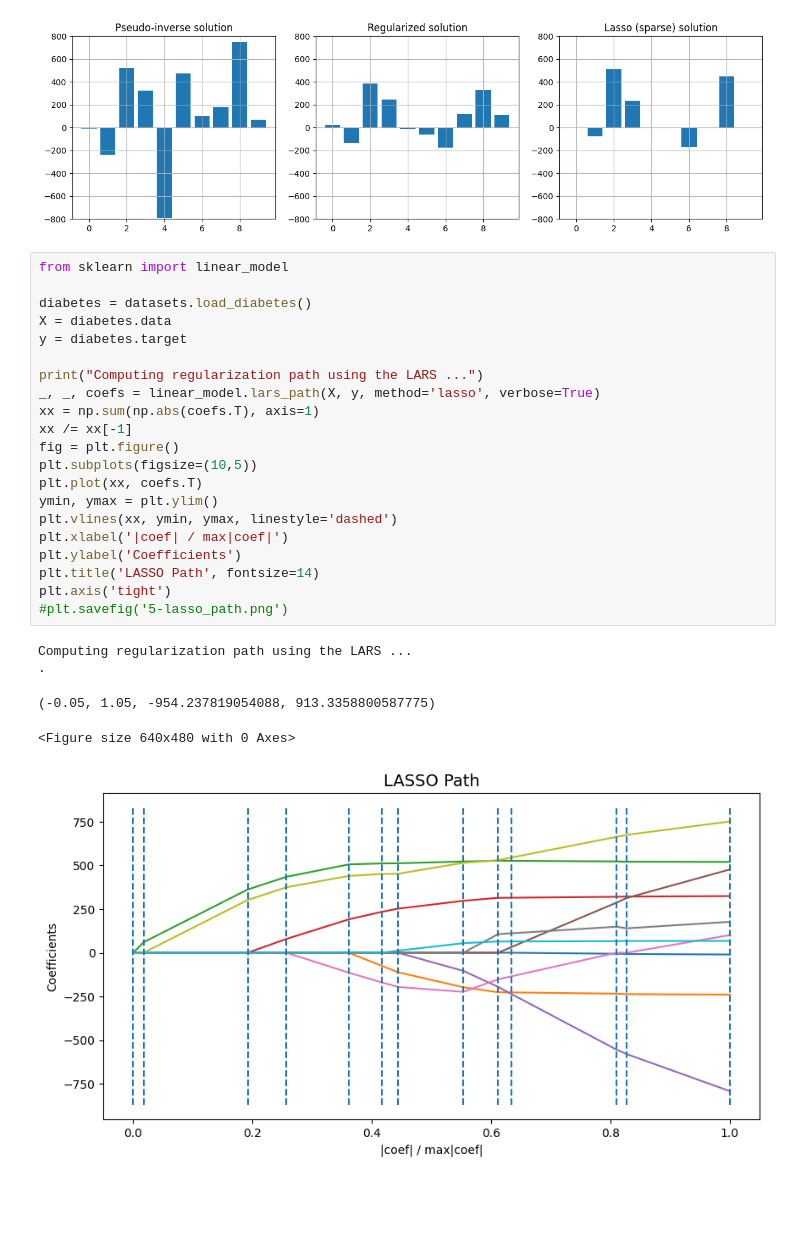
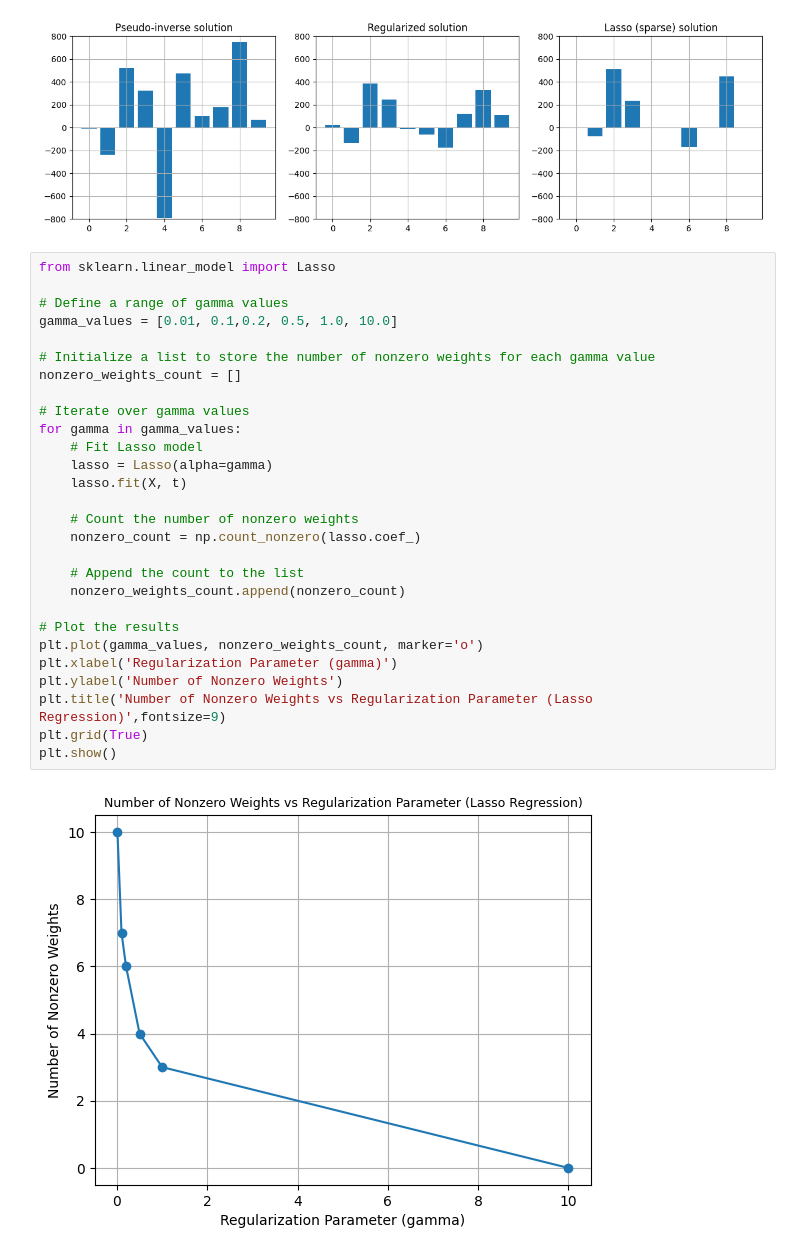
Before and after one commit to Prageeth-Dananjaya/CO544_Labs, a Jupyter notebook: Lab04/CO544_Lab4.ipynb, the cells around one changed output. Drawn from its saved outputs; the diff is of its cells as text; blank space fills up the shorter version.

```diff
--- a/Lab04/CO544_Lab4.ipynb
+++ b/Lab04/CO544_Lab4.ipynb
@@ -97,30 +104,33 @@ ax[2].grid(True)
 plt.savefig("solutions.png")
 # %% [output]
 [figure]
-# %%
-from sklearn import linear_model
-
-diabetes = datasets.load_diabetes()
-X = diabetes.data
-y = diabetes.target
-
-print("Computing regularization path using the LARS ...")
-_, _, coefs = linear_model.lars_path(X, y, method='lasso', verbose=True)
-xx = np.sum(np.abs(coefs.T), axis=1)
-xx /= xx[-1]
-fig = plt.figure()
-plt.subplots(figsize=(10,5))
-plt.plot(xx, coefs.T)
-ymin, ymax = plt.ylim()
-plt.vlines(xx, ymin, ymax, linestyle='dashed')
-plt.xlabel('|coef| / max|coef|')
-plt.ylabel('Coefficients')
-plt.title('LASSO Path', fontsize=14)
-plt.axis('tight')
-#plt.savefig('5-lasso_path.png')
-# %% [output]
-Computing regularization path using the LARS ...
-.
-(-0.05, 1.05, -954.237819054088, 913.3358800587775)
-<Figure size 640x480 with 0 Axes>
-[figure, removed]
+# %%
+from sklearn.linear_model import Lasso
+
+# Define a range of gamma values
+gamma_values = [0.01, 0.1,0.2, 0.5, 1.0, 10.0]
+
+# Initialize a list to store the number of nonzero weights for each gamma value
+nonzero_weights_count = []
+
+# Iterate over gamma values
+for gamma in gamma_values:
+    # Fit Lasso model
+    lasso = Lasso(alpha=gamma)
+    lasso.fit(X, t)
+
+    # Count the number of nonzero weights
+    nonzero_count = np.count_nonzero(lasso.coef_)
+
+    # Append the count to the list
+    nonzero_weights_count.append(nonzero_count)
+
+# Plot the results
+plt.plot(gamma_values, nonzero_weights_count, marker='o')
+plt.xlabel('Regularization Parameter (gamma)')
+plt.ylabel('Number of Nonzero Weights')
+plt.title('Number of Nonzero Weights vs Regularization Parameter (Lasso Regression)',fontsize=9)
+plt.grid(True)
+plt.show()
+# %% [output]
+[figure, added]
```
Also changed, not shown: parts of 15 cells of this notebook.
